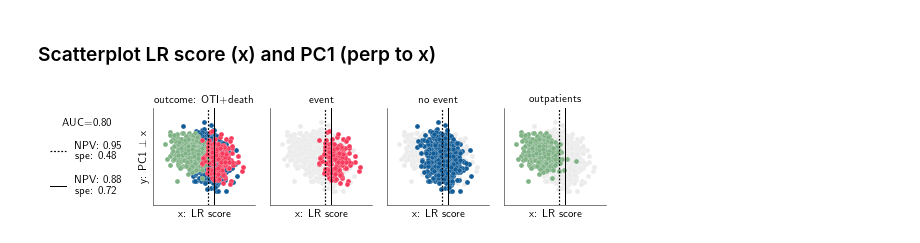
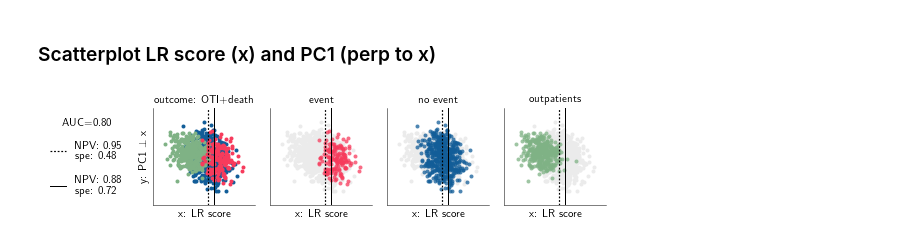
Before and after one commit to RiccardoGM/ImmuneResponseCOVID19, a Jupyter notebook: Notebooks/MultivariateLinearRegression.ipynb, the cells around one changed output. Saved outputs shown, nothing was run; the diff lists cells and outputs as text; code cells hidden in the pictures.

```diff
--- a/Notebooks/MultivariateLinearRegression.ipynb
+++ b/Notebooks/MultivariateLinearRegression.ipynb
@@ -700,8 +700,8 @@ plot_test = True
 plot_immunoparalysis = False
 alpha_bg = 1
 mec = 'white'
-ms = 10
-mew = 0.2
+ms = 8
+mew = 0 #0.05
 c_0 = dark_blue
 c_1 = red_purp
 c_control = green
@@ -749,7 +749,7 @@ idx = idx+1
 ax[idx].plot(X_1_0, X_2_0, ls=' ', marker='.', color=c_background, ms=ms, mew=mew, mec=mec, alpha=alpha_bg)
 if plot_test:
     ax[idx].plot(X_1_t, X_2_t, ls=' ', marker='.', color=c_background, ms=ms, mew=mew, mec=mec, alpha=alpha_bg)
-ax[idx].plot(X_1_1, X_2_1, ls=' ', marker='.', color=c_1, ms=ms, mew=mew, mec=mec, alpha=1., label='Not survived')
+ax[idx].plot(X_1_1, X_2_1, ls=' ', marker='.', color=c_1, ms=ms, mew=mew, mec=mec, alpha=0.75, label='Not survived')
 ax[idx].axvline(threshold_0, color='black', alpha=1., ls='--', dashes=(1.5, 1.5), lw=1.2)
 ax[idx].axvline(0, color='black', alpha=1., ls='-', lw=1.)
 ax[idx].set_xlim(x_1_min, x_1_max)
@@ -767,7 +767,7 @@ idx = idx+1
 if plot_test:
     ax[idx].plot(X_1_t, X_2_t, ls=' ', marker='.', color=c_background, ms=ms, mew=mew, mec=mec, alpha=alpha_bg)
 ax[idx].plot(X_1_1, X_2_1, ls=' ', marker='.', color=c_background, ms=ms, mew=mew, mec=mec, alpha=alpha_bg)
-ax[idx].plot(X_1_0, X_2_0, ls=' ', marker='.', color=c_0, ms=ms, mew=mew, mec=mec, alpha=1., label='Survived')
+ax[idx].plot(X_1_0, X_2_0, ls=' ', marker='.', color=c_0, ms=ms, mew=mew, mec=mec, alpha=0.75, label='Survived')
 ax[idx].axvline(threshold_0, color='black', alpha=1., ls='--', dashes=(1.5, 1.5), lw=1.2)
 ax[idx].axvline(0, color='black', alpha=1., ls='-', lw=1.)
 ax[idx].set_xlim(x_1_min, x_1_max)
@@ -780,32 +780,32 @@ ax[idx].title.set_text('no event')
 ax[idx].grid(False)
 
 
 
 idx = idx+1
 ax[idx].plot(X_1_0, X_2_0, ls=' ', marker='.', color=c_background, ms=ms, mew=mew, mec=mec, alpha=alpha_bg)
 ax[idx].plot(X_1_1, X_2_1, ls=' ', marker='.', color=c_background, ms=ms, mew=mew, mec=mec, alpha=alpha_bg)
 if plot_test:
-    ax[idx].plot(X_1_t, X_2_t, ls=' ', marker='.', color=c_control, ms=ms, mew=mew, mec=mec, alpha=1., label='Control')
+    ax[idx].plot(X_1_t, X_2_t, ls=' ', marker='.', color=c_control, ms=ms, mew=mew, mec=mec, alpha=0.75, label='Control')
 ax[idx].axvline(threshold_0, color='black', alpha=1., ls='--', dashes=(1.5, 1.5), lw=1.2)
 ax[idx].axvline(0, color='black', alpha=1., ls='-', lw=1.)
 ax[idx].set_xlim(x_1_min, x_1_max)
 ax[idx].set_xticks(())
 ax[idx].set_xlabel('x: LR score')
 #ax[idx].yaxis.set_visible(False)
 #ax[idx].spines['left'].set_visible(False)
 #ax[idx].legend(loc='lower center', bbox_to_anchor=(0.5, 0.95), frameon=False) #legend(loc=0, frameon=False)
 ax[idx].title.set_text('outpatients')
 ax[idx].grid(False)
 
 
 plt.ylim(x_2_min, x_2_max)
 plt.yticks(())
 
 filename = 'ScatterplotLR#%s' % (model_name)
 filename = filename + exp_description + exp_multiv_description + '.pdf'
 saving_str = path_figures + filename
 plt.savefig(saving_str, bbox_inches='tight') #dpi=1000,
 
 plt.show()
 # %% [output]
-[figure, old version]
+[figure, new version]
```
